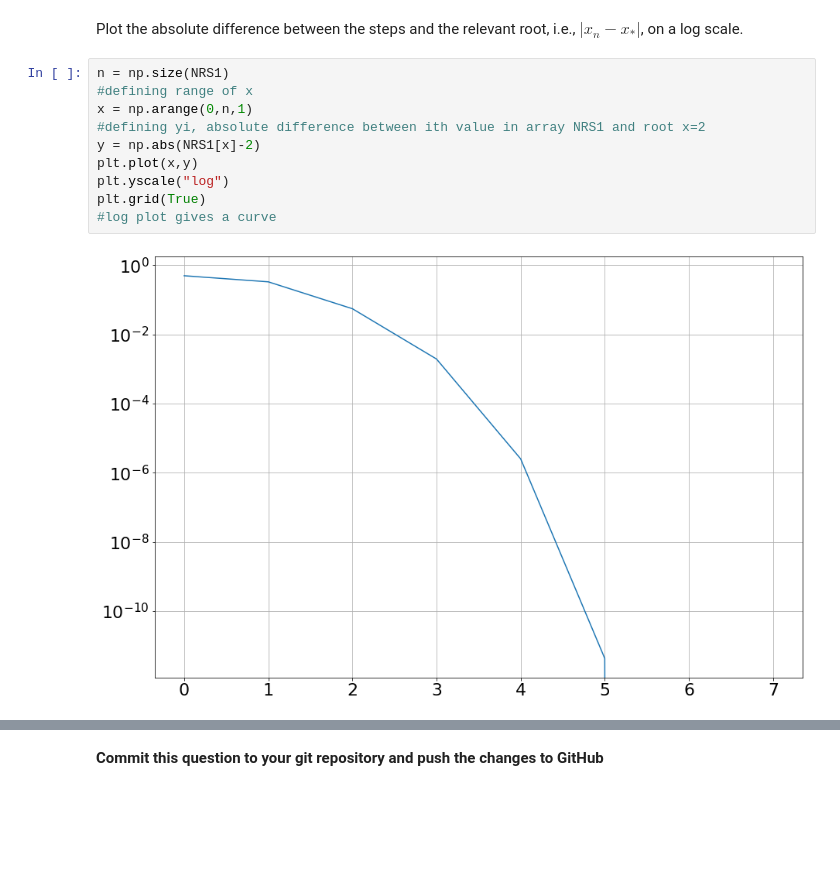
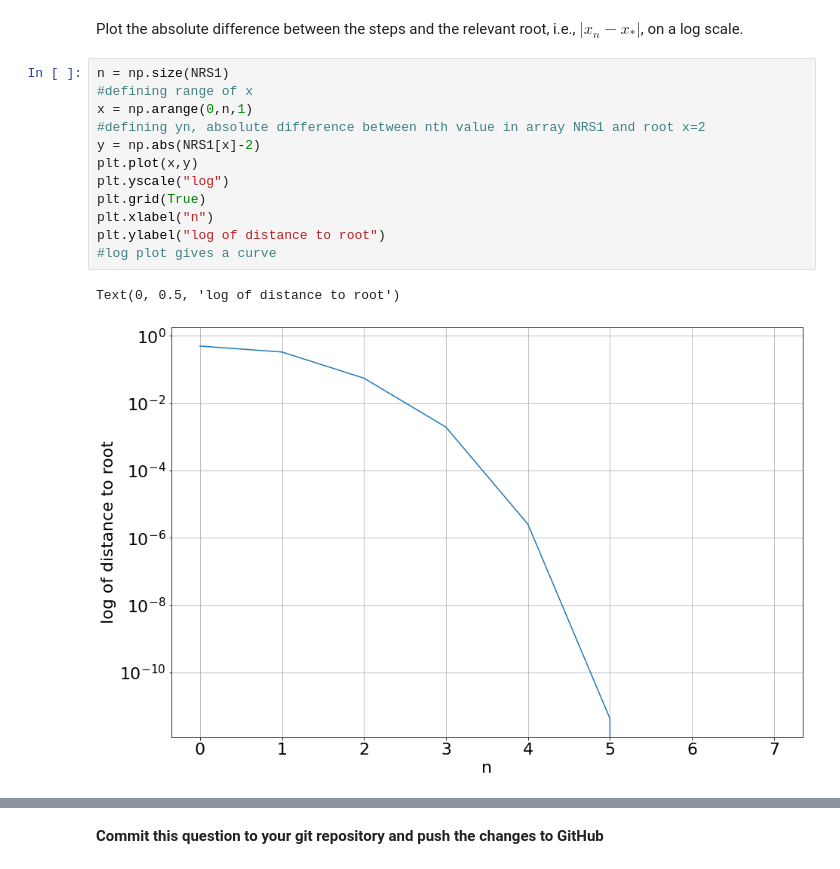
Before and after one commit to odhrandooley/ACM20030-Assignments, a Jupyter notebook: Assignment-2.ipynb, the cells around one changed output, grey strips where cells are left out. Drawn from its saved outputs; the diff is of its cells as text; blank space fills up the shorter version.

Commit message:
labelled final graphs

```diff
--- a/Assignment-2.ipynb
+++ b/Assignment-2.ipynb
@@ -408,15 +408,18 @@ Plot the absolute difference between the steps and the relevant root, i.e., $|x_
 # %%
 n = np.size(NRS1)
 #defining range of x
 x = np.arange(0,n,1)
-#defining yi, absolute difference between ith value in array NRS1 and root x=2
+#defining yn, absolute difference between nth value in array NRS1 and root x=2
 y = np.abs(NRS1[x]-2)
 plt.plot(x,y)
 plt.yscale("log")
 plt.grid(True)
+plt.xlabel("n")
+plt.ylabel("log of distance to root")
 #log plot gives a curve
 # %% [output]
+Text(0, 0.5, 'log of distance to root')
-[figure, old version]
+[figure, new version]
 # %%
 n = np.size(NRS2)
 x = np.arange(0,n,1)
```
Also changed, not shown: parts of 1 cell of this notebook.
